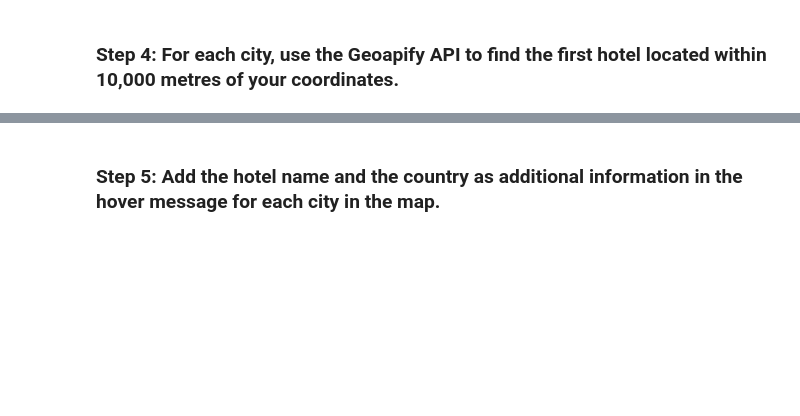
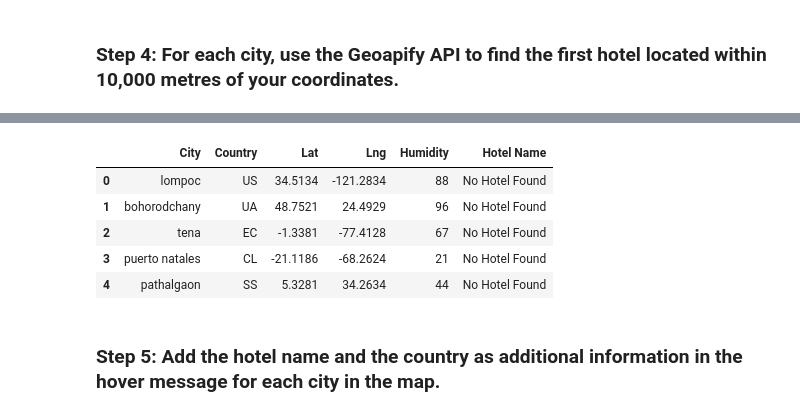
Before and after one commit to mascee/python-api-challenge, a Jupyter notebook: WeatherPy/VacationPy.ipynb, the cells around one changed output, grey strips where cells are left out. Drawn from its saved outputs; the diff is of its cells as text; code cells hidden in the pictures; blank space fills up the shorter version.

```diff
--- a/WeatherPy/VacationPy.ipynb
+++ b/WeatherPy/VacationPy.ipynb
@@ -182,0 +96,58 @@ vernal - nearest hotel: Landmark Inn and Suites
+# %%
+# Set parameters to search for a hotel
+# Your Geoapify API key
+geoapify_key = "your_geoapify_key_here"
+
+# Base URL for the Geoapify Places API (for searching places like hotels)
+base_url = "https://api.geoapify.com/v2/places"
+
+# Set the search radius (in meters)
+radius = 10000
+
+# Print a message to follow up the hotel search
+print("Starting hotel search")
+
+# Iterate through the hotel_df DataFrame
+for index, row in hotel_df.iterrows():
+    # Get latitude and longitude from the DataFrame for the current city
+    lat = row['Lat']
+    lng = row['Lng']
+
+    # Update the params dictionary with the current city coordinates
+    params = {
+        "categories": "accommodation.hotel",  # Search for hotels
+        "filter": f"circle:{lng},{lat},{radius}",  # Use circle filter with lat/lng and radius
+        "bias": f"proximity:{lng},{lat}",  # Proximity bias
+        "limit": 1,  # Get only the nearest hotel
+        "apiKey": geoapify_key
+    }
+    # Make the API request
+    response = requests.get(base_url, params=params)
+
+    # Check if the request was successful
+    if response.status_code == 200:
+        try:
+            # Convert the API response to JSON format
+            name_address = response.json()
+
+            # Extract the hotel name from the response if available
+            if name_address['features']:
+                hotel_name = name_address['features'][0]['properties']['name']
+                # Update the 'Hotel Name' column in the DataFrame
+                hotel_df.at[index, 'Hotel Name'] = hotel_name
+            else:
+                # If no hotel is found, set 'No Hotel Found'
+                hotel_df.at[index, 'Hotel Name'] = "No Hotel Found"
+        except (KeyError, IndexError) as e:
+            print(f"Error parsing API response: {e}")
+            hotel_df.at[index, 'Hotel Name'] = "No Hotel Found"
+    else:
+        print(f"Error: {response.status_code} for city {row['City']}")
+        hotel_df.at[index, 'Hotel Name'] = "No Hotel Found"
+
+    # Log the search results
+    print(f"{hotel_df.loc[index, 'City']} - nearest hotel: {hotel_df.loc[index, 'Hotel Name']}")
+
+# Display the updated DataFrame
+hotel_df.head()
+# %% [output]
@@ -183,2 +171,8 @@ vernal - nearest hotel: Landmark Inn and Suites
+|  | City | Country | Lat | Lng | Humidity | Hotel Name |
+| 0 | lompoc | US | 34.5134 | -121.2834 | 88 | No Hotel Found |
+| 1 | bohorodchany | UA | 48.7521 | 24.4929 | 96 | No Hotel Found |
+| 2 | tena | EC | -1.3381 | -77.4128 | 67 | No Hotel Found |
+| 3 | puerto natales | CL | -21.1186 | -68.2624 | 21 | No Hotel Found |
+| 4 | pathalgaon | SS | 5.3281 | 34.2634 | 44 | No Hotel Found |
 # %% [markdown]
 ### Step 5: Add the hotel name and the country as additional information in the hover message for each city in the map.
```
Also changed, not shown: parts of 5 cells of this notebook.
